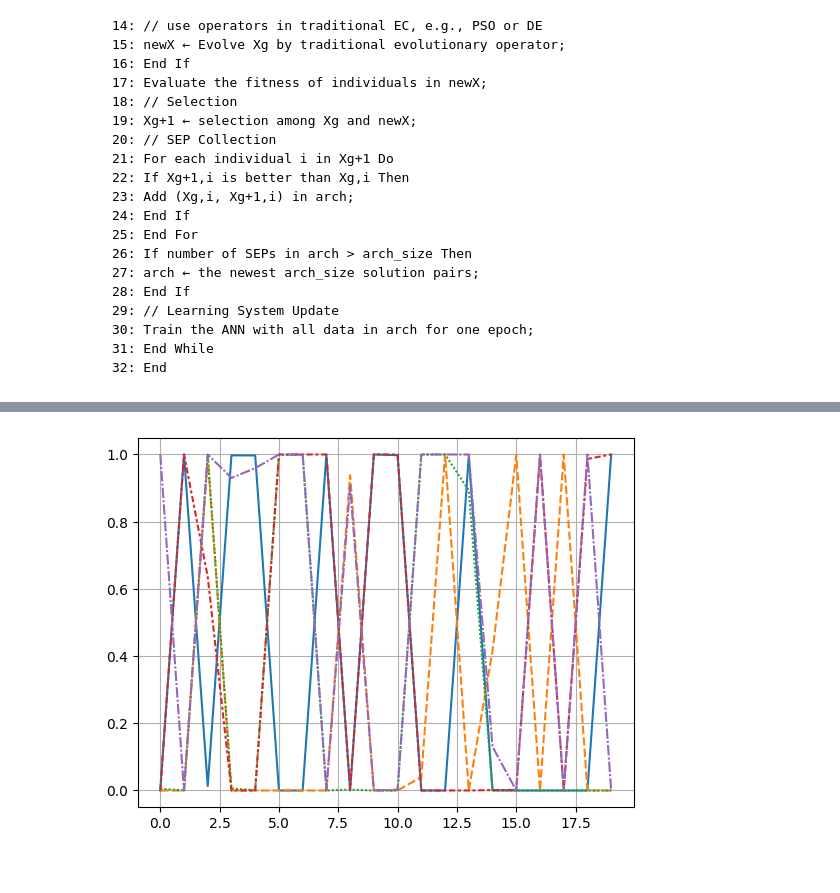
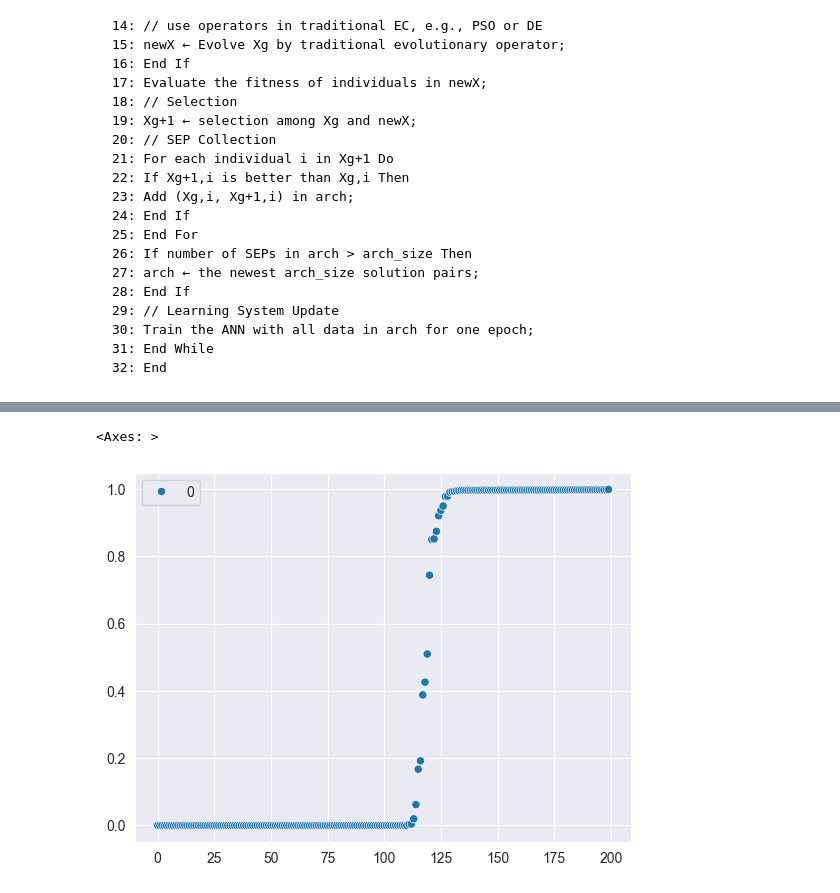
Before and after one commit to amirhu37/LEO, a Jupyter notebook: algo.ipynb, the cells around one changed output, grey strips where cells are left out. Saved outputs shown, nothing was run; the diff lists cells and outputs as text; code cells hidden in the pictures.

```diff
--- a/algo.ipynb
+++ b/algo.ipynb
@@ -372,11 +384,11 @@ def is_better(problem, individual1, individual2, n_objective):
 def selection(problem,
               Xg :Any,
               newX : Any,
-              num_objective):
+              n_var):
 
     selected = list()
     for  i , j in zip (Xg, newX):
-        if is_better(problem, i, j, num_objective):
+        if is_better(problem, i, j, n_var):
             selected.append( i )
         else :
             selected.append(j)
@@ -388,14 +400,15 @@ def main(problem : Literal["dtlz1", "dtlz2", "dtlz3", "dtlz4", "dtlz5", "dtlz6",
          lp : float = .5,
          n_generation : int = 2,
          first_gen_size = 100,
-         num_objective = 5 ,
-         alpha = .5 , # cross-over rate
-         beta = .5 ,  # mutation rate
+         n_obj: int = 3,
+         n_var = 5 ,
+         cross_over_rate = .5 , # cross-over rate
+         mutaion_over_rate = .5 ,  # mutation rate
          plot : bool = False):
 
 
-    Xg  : np.ndarray = initialize_population(first_gen_size, num_objective )  # Initialize population and evaluate fitness
-    ANN = initialize_ANN(Xg)  # Initialize ANN weights randomly
+    Xg  : np.ndarray = initialize_population(first_gen_size, n_var )  # Initialize population and evaluate fitness
+    ANN = initialize_ANN(Xg, n_obj)  # Initialize ANN weights randomly
     archive = static_list(arch_size)  # Archive to store solution pairs
 
     # newX = Xg
@@ -405,16 +418,16 @@ def main(problem : Literal["dtlz1", "dtlz2", "dtlz3", "dtlz4", "dtlz5", "dtlz6",
 
         r = np.random.rand()
         if gen > 1 and r < lp:
-            newX = learning_aided_evolution(Xg, alpha=alpha, beta=beta)
+            newX = learning_aided_evolution(Xg, cross_over_rate=cross_over_rate, mutaion_over_rate=mutaion_over_rate)
         else:
             newX = Xg
 
         # Selection
-        Xg_1 = selection(problem, Xg, newX, num_objective)
+        Xg_1 = selection(problem, Xg, newX, n_var)
 
         # SEP Collection
         for i in range(len(Xg_1) - 1) :
-            if is_better(problem ,Xg_1[i+1], Xg_1[i ], num_objective):
+            if is_better(problem ,Xg_1[i+1], Xg_1[i ], n_var):
                 archive.append(( Xg_1[ i ],
                                  Xg_1[i + 1]))
 
@@ -448,15 +461,18 @@ def main(problem : Literal["dtlz1", "dtlz2", "dtlz3", "dtlz4", "dtlz5", "dtlz6",
         ax[2].grid(visible =True)
         plt.show()
 
+    # return np.array(sorted(all_solutions, key= lambda x : x[0]))
     return all_solutions
 # %%
-res = main(problem= "dtlz5",
-            arch_size = 10,
-           lp= .5,
-           n_generation= 5,
-           num_objective= 5,
-           alpha= .5,
-           beta= .5 ,
-           plot= True)
+res = main(problem= "ackley",
+            arch_size = 100,
+            first_gen_size = 100,
+            lp= .1,
+            n_obj = 1 ,
+            n_generation= 5,
+            n_var= 3 ,
+            cross_over_rate = .5,
+            mutaion_over_rate = .5 ,
+            plot= False)
 # %% [output]
 1=2=3=4=5=
@@ -487,11 +499,5 @@ print(res)
-# %%
-import matplotlib.pyplot as plt
-import seaborn as sns
-
-
-sns.lineplot(res , legend= False)
-
-plt.grid()
-plt.show()
-# %% [output]
-[figure, removed]
+# %%
+sns.scatterplot(res)
+# %% [output]
+<Axes: >
+[figure, added]
```
Also changed, not shown: parts of 14 cells of this notebook.
